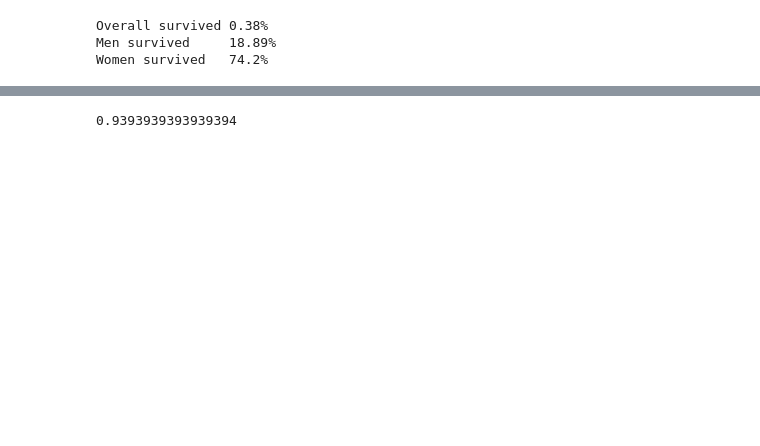
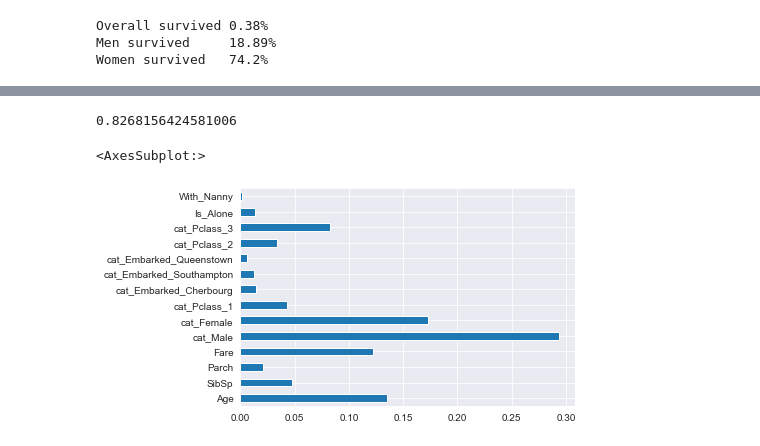
Before and after one commit to juztnelubka/titanic-kaggle, a Jupyter notebook: notebook.ipynb, the cells around one changed output, grey strips where cells are left out. Saved outputs shown, nothing was run; the diff lists cells and outputs as text; code cells hidden in the pictures; blank space fills up the shorter version.

```diff
--- a/notebook.ipynb
+++ b/notebook.ipynb
@@ -230,13 +247,10 @@ dtype: int64
 
 
 
-
 X_columns = ['Age', 'SibSp', 'Parch', 'Fare',
-       'cat_Male', 'cat_Female', 'cat_Pclass_1',
-       'cat_Pclass_2', 'cat_Pclass_3', 'cat_Embarked_Cherbourg',
-       'cat_Embarked_Queenstown', 'cat_Embarked_Southampton'  ]
+       'cat_Male', 'cat_Female', 'cat_Pclass_1', 'cat_Embarked_Cherbourg', 'cat_Embarked_Southampton', 'cat_Embarked_Queenstown',
+       'cat_Pclass_2', 'cat_Pclass_3',  'Is_Alone', 'With_Nanny']
 
 
-X_train = X[X_columns]
 
-X_final = X_final[X_columns]
+X_train, X_test, X, X_final = X_train[X_columns], X_test[X_columns], X[X_columns], X_final[X_columns]
@@ -260,6 +256,0 @@ X
-# %%
-model_rdforest = RandomForestClassifier(n_estimators=4, bootstrap=True, oob_score=True, max_features=0.33)
-model_rdforest.fit(X_train, y)
-model_rdforest.score(X_train, y)
-# %% [output]
-0.9393939393939394
@@ -266 +281,21 @@ model_rdforest.score(X_train, y)
+# %%
+
+model = RandomForestClassifier(bootstrap=False, max_depth=8, max_features=0.33,
+                       min_samples_split=5, n_estimators=10, random_state=42)
+# %%
+# 0.7737226277372262, 0.8301176792556104
+model.fit(X_train, y_train)
+y_pred = model.predict(X_test)
+
+
+
+accuracy_score(y_test, y_pred)
+# %% [output]
+0.8268156424581006
+# %%
+feat_importances = pd.Series(model.feature_importances_, index=X_columns)
+feat_importances.plot(kind='barh')
+# %% [output]
+<AxesSubplot:>
+[figure, added]
 # %%
```
Also changed, not shown: parts of 15 cells of this notebook, 3 other files.
